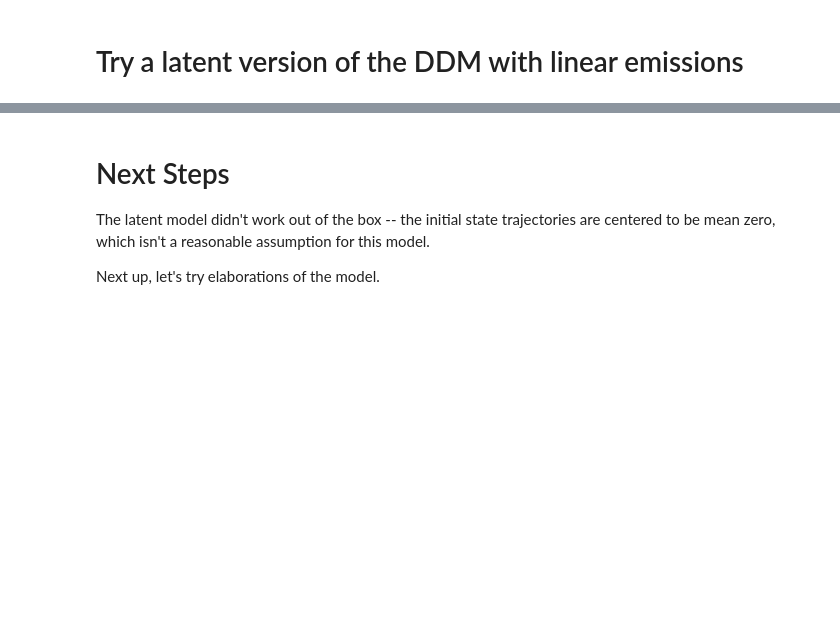
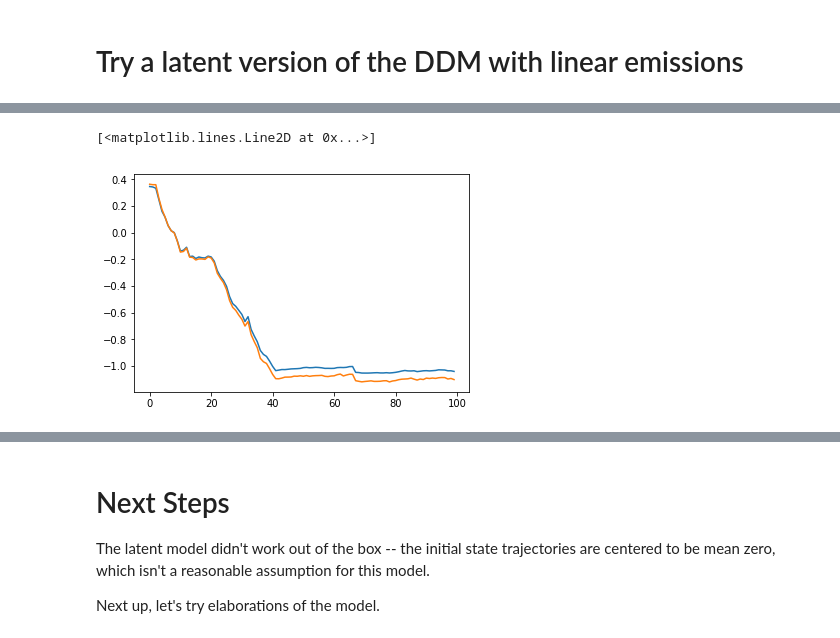
Before and after one commit to davidzoltowski/ssmdm, a Jupyter notebook: notebooks/2019-02-22 Latent Space Models of Decision Making.ipynb, the cells around one changed output, grey strips where cells are left out. Saved outputs shown, nothing was run; the diff lists cells and outputs as text; code cells hidden in the pictures; blank space fills up the shorter version.

```diff
--- a/notebooks/2019-02-22 Latent Space Models of Decision Making.ipynb
+++ b/notebooks/2019-02-22 Latent Space Models of Decision Making.ipynb
@@ -310,3 +461,13 @@ plt.plot(ys[tr])
+# %%
+# tr = 0
+tr+=1
+
+plt.figure()
+plt.plot(xs[tr])
+plt.plot(xhats[tr])
+# %% [output]
+[<matplotlib.lines.Line2D at 0x...>]
+[figure, added]
 # %%
 latent_ddm = LatentDDM(N)
 latent_ddm.initialize(ys, inputs=us)
```
Also changed, not shown: parts of 21 cells of this notebook, 2 other files.
